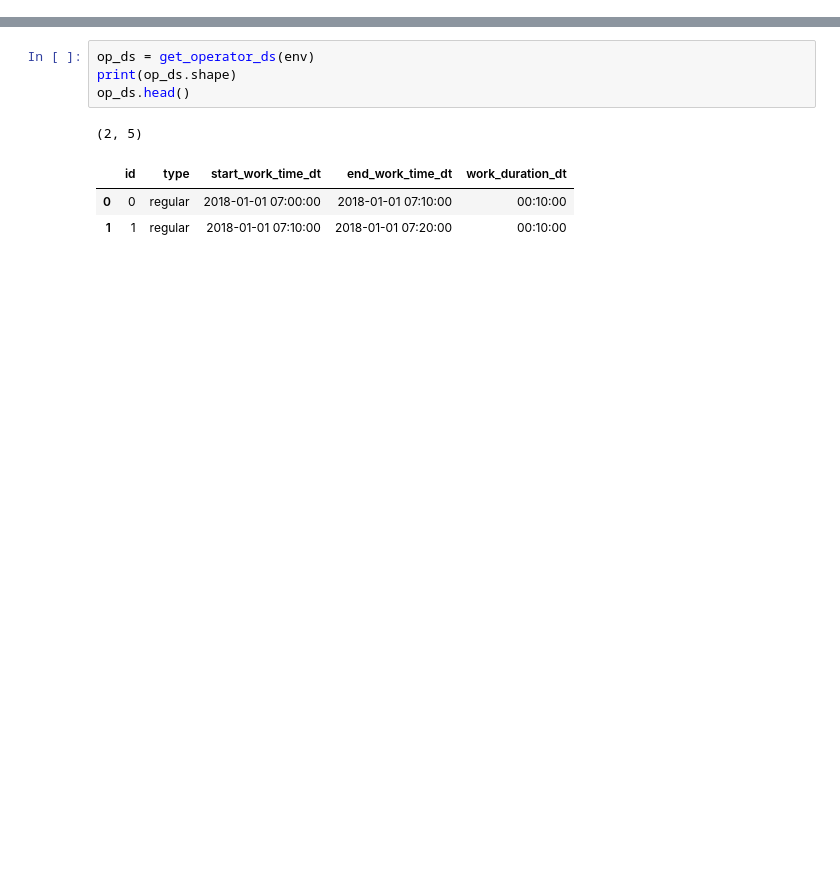
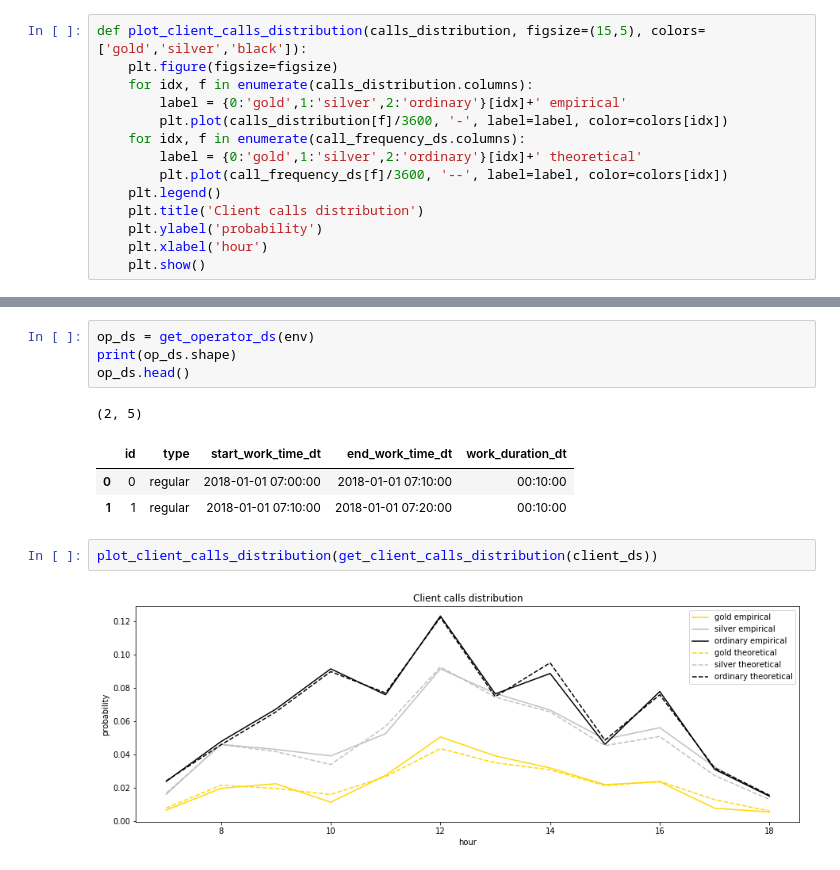
Before and after one commit to EgorDudyrev/SimMod_CourseWork, a Jupyter notebook: SimPy model.ipynb, the cells around one changed output, grey strips where cells are left out. Cells and saved outputs as stored; diff of their text form; blank space fills up the shorter version.

```diff
--- a/SimPy model.ipynb
+++ b/SimPy model.ipynb
@@ -79,3 +90,17 @@ def get_operator_ds(env):
+# %%
+def plot_client_calls_distribution(calls_distribution, figsize=(15,5), colors=['gold','silver','black']):
+    plt.figure(figsize=figsize)
+    for idx, f in enumerate(calls_distribution.columns):
+        label = {0:'gold',1:'silver',2:'ordinary'}[idx]+' empirical'
+        plt.plot(calls_distribution[f]/3600, '-', label=label, color=colors[idx])
+    for idx, f in enumerate(call_frequency_ds.columns):
+        label = {0:'gold',1:'silver',2:'ordinary'}[idx]+' theoretical'
+        plt.plot(call_frequency_ds[f]/3600, '--', label=label, color=colors[idx])
+    plt.legend()
+    plt.title('Client calls distribution')
+    plt.ylabel('probability')
+    plt.xlabel('hour')
+    plt.show()
 # %% [markdown]
 # Data preparation
 # %%
@@ -392,3 +435,7 @@ op_ds.head()
 |  | id | type | start_work_time_dt | end_work_time_dt | work_duration_dt |
 | 0 | 0 | regular | 2018-01-01 07:00:00 | 2018-01-01 07:10:00 | 00:10:00 |
 | 1 | 1 | regular | 2018-01-01 07:10:00 | 2018-01-01 07:20:00 | 00:10:00 |
+# %%
+plot_client_calls_distribution(get_client_calls_distribution(client_ds))
+# %% [output]
+[figure, added]
```
Also changed, not shown: parts of 8 cells of this notebook, 2 other files.
